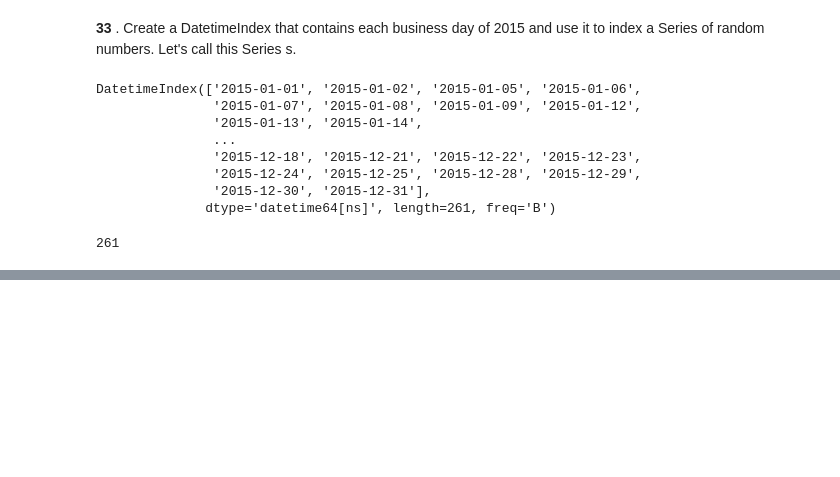
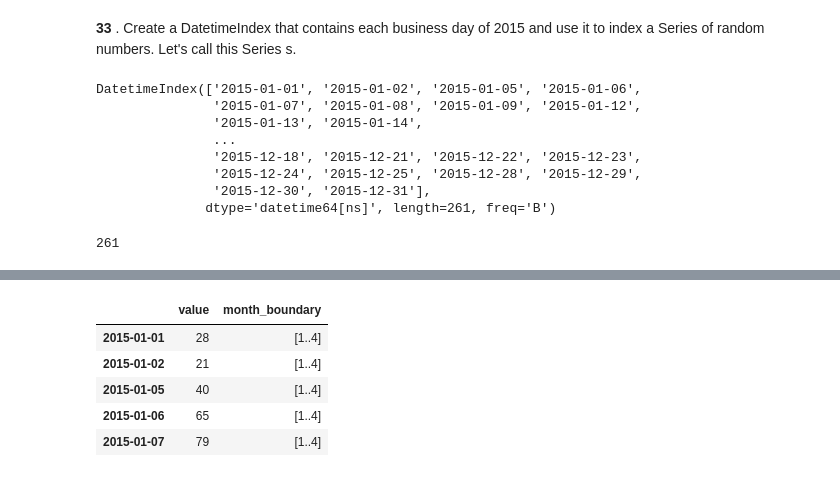
Before and after one commit to unchil/Notebook, a Jupyter notebook: Puzzles_Python.ipynb, the cells around one changed output, grey strips where cells are left out. Cells and saved outputs as stored; diff of their text form; code cells hidden in the pictures; blank space fills up the shorter version.

```diff
--- a/Puzzles_Python.ipynb
+++ b/Puzzles_Python.ipynb
@@ -1219,6 +1219,6 @@ idx_date.size
 # %% [output]
 261
 # %%
-s = pd.Series(np.random.randint(0, 100), idx_date)
+s = pd.Series(np.random.randint(0, 100, idx_date.size), idx_date)
 s
 # %% [output]
@@ -1236,0 +1272,3 @@ Freq: B, Length: 261, dtype: int64
+# %%
+df = pd.DataFrame(s, index=idx_date, columns=['value'])
+df.head()
@@ -1236,0 +1282,10 @@ Freq: B, Length: 261, dtype: int64
+# %%
+df['month_boundary'] =  df.apply( lambda x : pd.cut(x.index.month, bins = [0,4,8, 12], labels=['[1..4]', '[5..8]', '[9..12]']) )
+df.head()
+# %% [output]
+|  | value | month_boundary |
+| 2015-01-01 | 28 | [1..4] |
+| 2015-01-02 | 21 | [1..4] |
+| 2015-01-05 | 40 | [1..4] |
+| 2015-01-06 | 65 | [1..4] |
+| 2015-01-07 | 79 | [1..4] |
```
Also changed, not shown: parts of 9 cells of this notebook.
